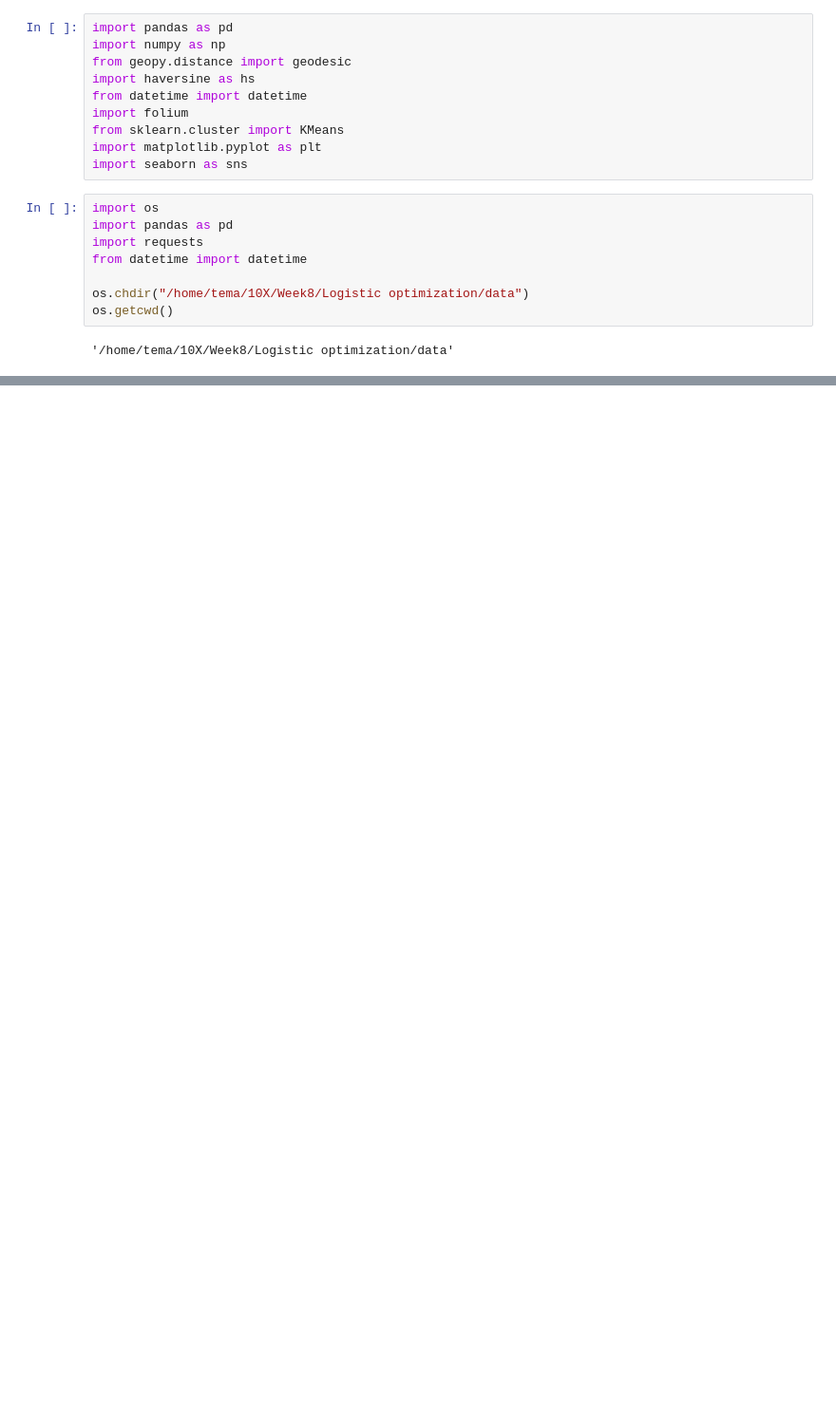
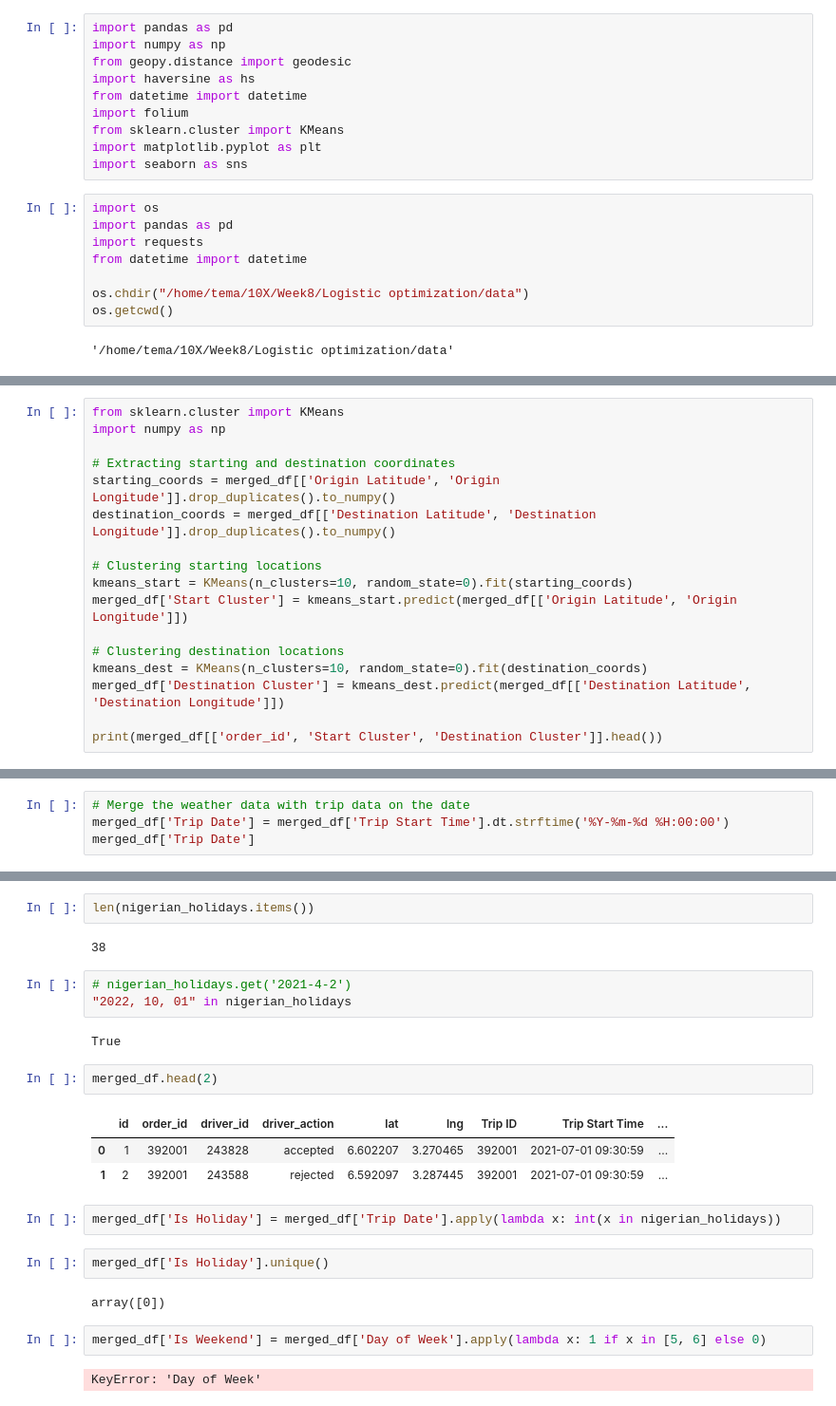
Before and after one commit to temesgen5335/Logistic-optimization, a Jupyter notebook: notebooks/feature_engineering.ipynb, the cells around one changed output, grey strips where cells are left out. Shown at 95% size. Cells and saved outputs as stored; diff of their text form; blank space fills up the shorter version.

```diff
--- a/notebooks/feature_engineering.ipynb
+++ b/notebooks/feature_engineering.ipynb
@@ -90,0 +106,17 @@ completed_orders['Speed (m/s)'] = completed_orders.apply(compute_speed, axis=1)
+# %%
+from sklearn.cluster import KMeans
+import numpy as np
+
+# Extracting starting and destination coordinates
+starting_coords = merged_df[['Origin Latitude', 'Origin Longitude']].drop_duplicates().to_numpy()
+destination_coords = merged_df[['Destination Latitude', 'Destination Longitude']].drop_duplicates().to_numpy()
+
+# Clustering starting locations
+kmeans_start = KMeans(n_clusters=10, random_state=0).fit(starting_coords)
+merged_df['Start Cluster'] = kmeans_start.predict(merged_df[['Origin Latitude', 'Origin Longitude']])
+
+# Clustering destination locations
+kmeans_dest = KMeans(n_clusters=10, random_state=0).fit(destination_coords)
+merged_df['Destination Cluster'] = kmeans_dest.predict(merged_df[['Destination Latitude', 'Destination Longitude']])
+
+print(merged_df[['order_id', 'Start Cluster', 'Destination Cluster']].head())
@@ -90,0 +256,4 @@ completed_orders['Speed (m/s)'] = completed_orders.apply(compute_speed, axis=1)
+# %%
+# Merge the weather data with trip data on the date
+merged_df['Trip Date'] = merged_df['Trip Start Time'].dt.strftime('%Y-%m-%d %H:00:00')
+merged_df['Trip Date']
@@ -90,0 +302,25 @@ completed_orders['Speed (m/s)'] = completed_orders.apply(compute_speed, axis=1)
+# %%
+len(nigerian_holidays.items())
+# %% [output]
+38
+# %%
+# nigerian_holidays.get('2021-4-2')
+"2022, 10, 01" in nigerian_holidays
+# %% [output]
+True
+# %%
+merged_df.head(2)
+# %% [output]
+|  | id | order_id | driver_id | driver_action | lat | lng | Trip ID | Trip Start Time | ... |
+| 0 | 1 | 392001 | 243828 | accepted | 6.602207 | 3.270465 | 392001 | 2021-07-01 09:30:59 | ... |
+| 1 | 2 | 392001 | 243588 | rejected | 6.592097 | 3.287445 | 392001 | 2021-07-01 09:30:59 | ... |
+# %%
+merged_df['Is Holiday'] = merged_df['Trip Date'].apply(lambda x: int(x in nigerian_holidays))
+# %%
+merged_df['Is Holiday'].unique()
+# %% [output]
+array([0])
+# %%
+merged_df['Is Weekend'] = merged_df['Day of Week'].apply(lambda x: 1 if x in [5, 6] else 0)
+# %% [output]
+KeyError: 'Day of Week'
```
Also changed, not shown: parts of 41 cells of this notebook, 1 other file.
